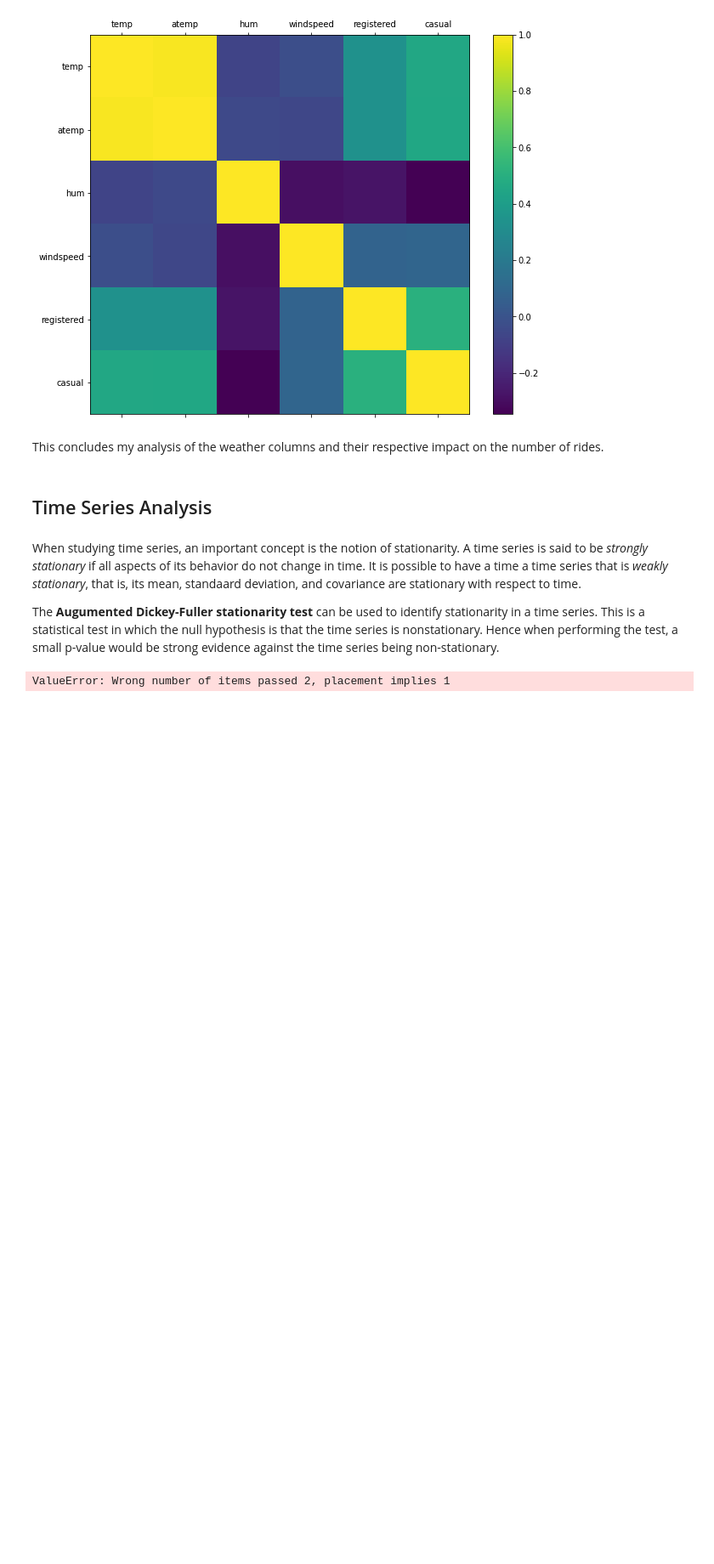
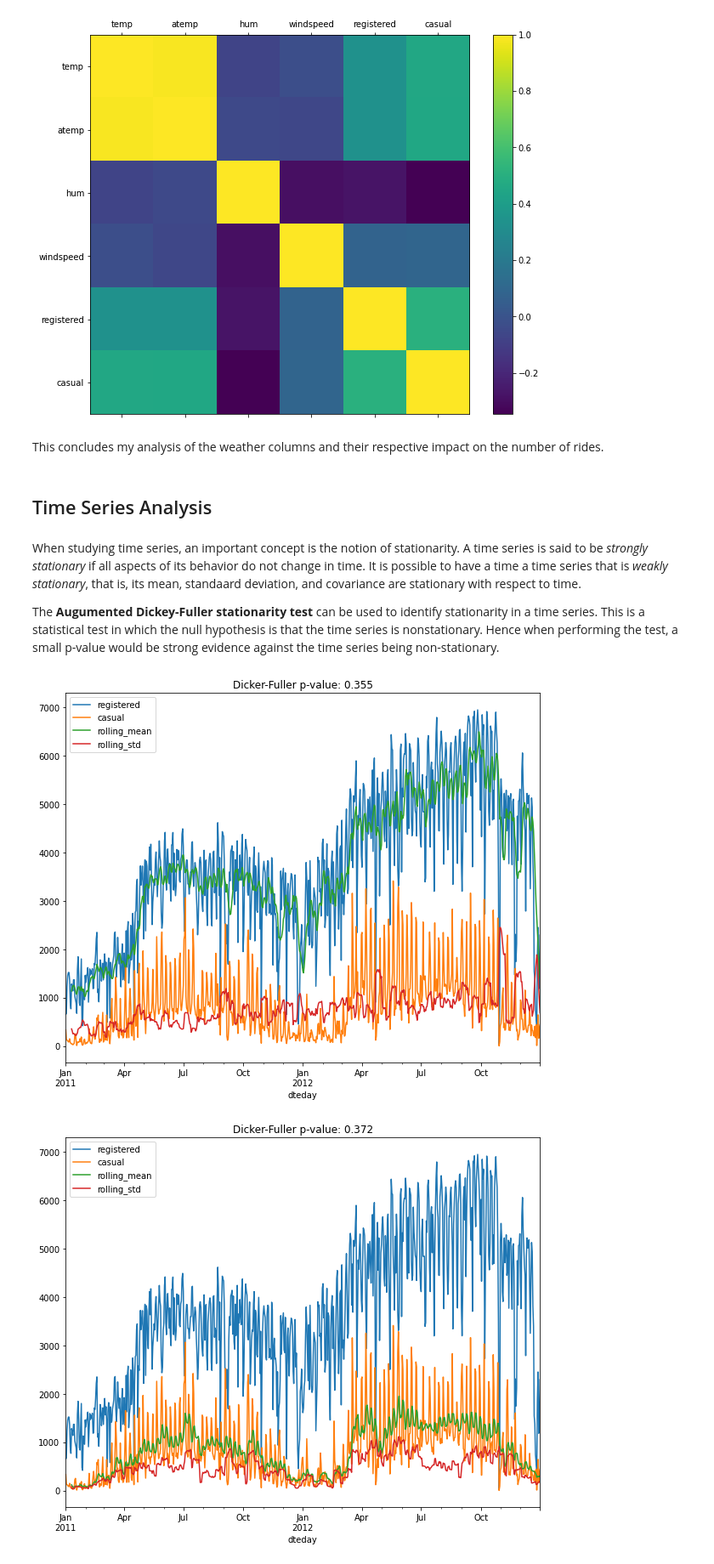
Before and after one commit to manuelinfosec/bike-sharing-analysis, a Jupyter notebook: main.ipynb, the cells around one changed output. Shown at 85% size. Drawn from its saved outputs; the diff is of its cells as text; code cells hidden in the pictures; blank space fills up the shorter version.

Commit message:
R v C Stationarity Tests

```diff
--- a/main.ipynb
+++ b/main.ipynb
@@ -617,25 +617,28 @@ When studying time series, an important concept is the notion of stationarity. A
 
 The **Augumented Dickey-Fuller stationarity test** can be used to identify stationarity in a time series. This is a statistical test in which the null hypothesis is that the time series is nonstationary. Hence when performing the test, a small p-value would be strong evidence against the time series being non-stationary.
 # %%
-def test_stationarity(ts, window=10, **kwargs):
+def test_stationarity(ts, col, window=10, **kwargs):
     plot_data = pd.DataFrame(ts)
-    plot_data["rolling_mean"] = ts.rolling(window).mean()
-    plot_data["rolling_std"] = ts.rolling(windows).std()
-
+    plot_data["rolling_mean"] = ts[col].rolling(window).mean()
+    plot_data["rolling_std"] = ts[col].rolling(window).std()
     # compute p-value of Dickey-Fuller test
-    p_val = adfuller(ts)[1]
-    ax = plot_data(**kwargs)
+    p_val = adfuller(ts[col])[1]
+    ax = plot_data.plot(**kwargs)
     ax.set_title(f"Dicker-Fuller p-value: {p_val:.3f}")
+    ax.get_figure().savefig(f"figs/stationarity_test_{col}.png",
+                                format="jpeg")
 # %%
 # get daily rides
 daily_rides = preprocessed_data[["dteday", "registered",
                                     "casual"]]
 daily_rides = daily_rides.groupby("dteday").sum()
 
 # convert index to DateTime object
 daily_rides.index = pd.to_datetime(daily_rides.index)
 
 # apply to stationary test
-test_stationarity(daily_rides)
+test_stationarity(daily_rides, "registered", figsize=(10,8))
+test_stationarity(daily_rides, "casual", figsize=(10,8))
 # %% [output]
-ValueError: Wrong number of items passed 2, placement implies 1
+[figure, added]
+[figure, added]
```
Also changed, not shown: parts of 1 cell of this notebook, 1 other file.
